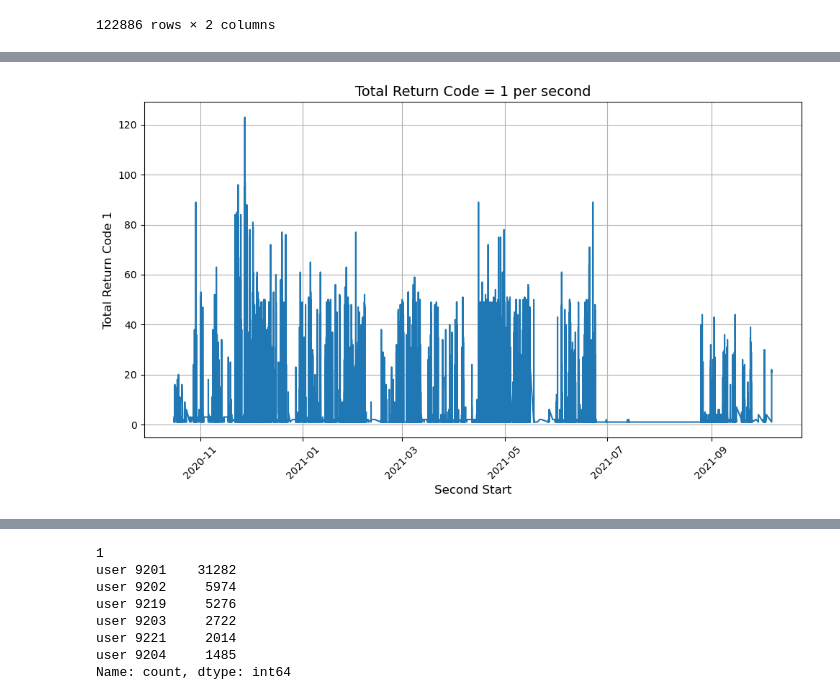
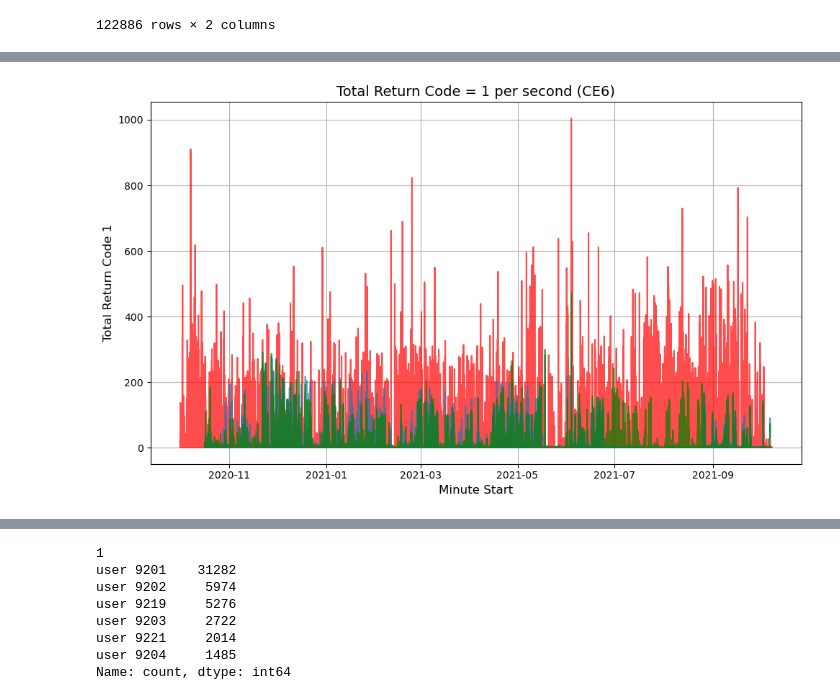
Before and after one commit to nss-data-science-cohort-8/accre-sweet-potato-casserole, a Jupyter notebook: notebooks/AIBranch.ipynb, the cells around one changed output, grey strips where cells are left out. Saved outputs shown, nothing was run; the diff lists cells and outputs as text; code cells hidden in the pictures.

Commit message:
'Working through user 9204 and return_codes'

```diff
--- a/notebooks/AIBranch.ipynb
+++ b/notebooks/AIBranch.ipynb
@@ -316,0 +382,3 @@ Name: count, dtype: int64
+# %%
+ce5_test['datetime'] = pd.to_datetime(ce5_test[0], format='mixed')
+ce5_test.dtypes
@@ -316,0 +498,9 @@ Name: count, dtype: int64
+# %%
+ce5_filtered_by_rc1 = ce5_test[ce5_test['return_code'] == '1']
+ce5_filtered_by_rc1['end_dt_min_start'] = ce5_filtered_by_rc1['datetime'].dt.floor('min')
+ce5_grouped = (
+    ce5_filtered_by_rc1.groupby('end_dt_min_start')['return_code']
+    .count()
+    .reset_index(name='total_return_code_1')
+)
+ce5_grouped.head(5)
@@ -317,8 +519,8 @@ Name: count, dtype: int64
 # %%
 ce6_filtered_by_rc1 = ce6_test[ce6_test['return_code'] == '1']
-ce6_filtered_by_rc1['second_start'] = ce6_filtered_by_rc1['datetime'].dt.floor('s')
+ce6_filtered_by_rc1['end_dt_min_start'] = ce6_filtered_by_rc1['datetime'].dt.floor('min')
 ce6_grouped = (
-    ce6_filtered_by_rc1.groupby('second_start')['return_code']
+    ce6_filtered_by_rc1.groupby('end_dt_min_start')['return_code']
     .count()
     .reset_index(name='total_return_code_1')
 )
@@ -355,0 +564,9 @@ import matplotlib.pyplot as plt
+# %%
+jobs_filtered_by_completed = jobs[jobs['STATE'] == 'COMPLETED']
+jobs_filtered_by_completed['end_dt_min_start'] = jobs_filtered_by_completed['END_dt'].dt.floor('min')
+jobs_grouped = (
+    jobs_filtered_by_completed.groupby('end_dt_min_start')['STATE']
+    .count()
+    .reset_index(name='total_completed_jobs')
+)
+jobs_grouped.head(5)
@@ -356,12 +698,12 @@ import matplotlib.pyplot as plt
 # %%
-# Plot the data
 plt.figure(figsize=(10, 6))
-plt.plot(ce6_grouped['second_start'], ce6_grouped['total_return_code_1'], linestyle='-')
-plt.title('Total Return Code = 1 per second', fontsize=14)
-plt.xlabel('Second Start', fontsize=12)
+plt.plot(jobs_grouped['end_dt_min_start'], jobs_grouped['total_completed_jobs'], color='red', alpha=.7)
+plt.plot(ce6_grouped['min_start'], ce6_grouped['total_return_code_1'], linestyle='-', alpha=.7)
+plt.plot(ce5_grouped['min_start'], ce5_grouped['total_return_code_1'], color='green', alpha=.7)
+plt.title('Total Return Code = 1 per second (CE6)', fontsize=14)
+plt.xlabel('Minute Start', fontsize=12)
 plt.ylabel('Total Return Code 1', fontsize=12)
-plt.xticks(rotation=45)  # Rotate x-axis labels for better readability
 plt.grid(True)
 plt.tight_layout();
 # %% [output]
-[figure, old version]
+[figure, new version]
```
Also changed, not shown: parts of 44 cells of this notebook.
